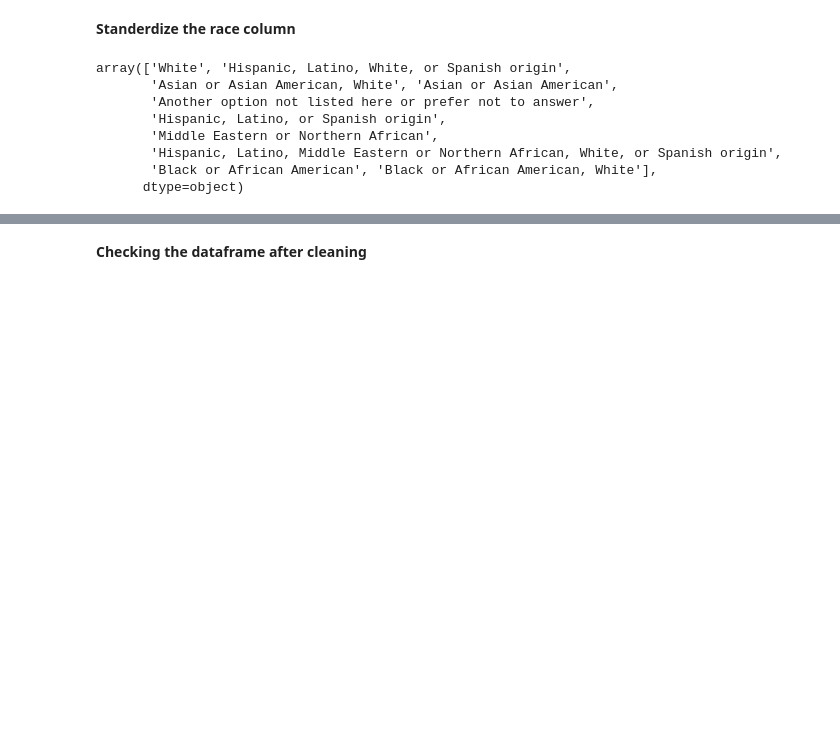
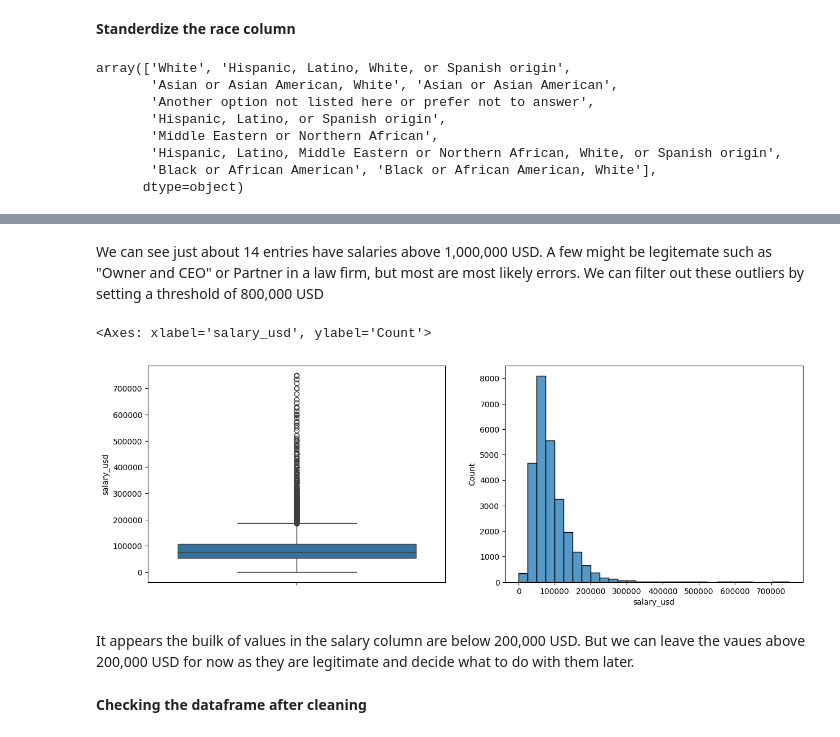
Before and after one commit to idowujames/Manager-Salary-Survey-2021-, a Jupyter notebook: notebooks/2.0-ji-second-cleaning.ipynb, the cells around one changed output, grey strips where cells are left out. Drawn from its saved outputs; the diff is of its cells as text; code cells hidden in the pictures; blank space fills up the shorter version.

```diff
--- a/notebooks/2.0-ji-second-cleaning.ipynb
+++ b/notebooks/2.0-ji-second-cleaning.ipynb
@@ -166,3 +185,20 @@ array(['White', 'Hispanic, Latino, White, or Spanish origin',
+# %% [markdown]
+We can see just about 14 entries have salaries above 1,000,000 USD. A few might be legitemate such as "Owner and CEO" or Partner in a law firm, but most are most likely errors. We can filter out these outliers by setting a threshold of 800,000 USD
+# %%
+df = df[df['salary_usd'] < 800_000]
+# %%
+# Checking for outlier in the salary column
+fig, (ax1,ax2) = plt.subplots(1,2, figsize=(15, 5))
+sns.boxplot(y=df['salary_usd'], ax=ax1)
+
+# Making a histogram using logscale to see the distribution of the salary column
+# sns.histplot(np.log(df['salary_usd']), bins=30, ax=ax2)
+sns.histplot(df['salary_usd'], bins=30, ax=ax2)
+# %% [output]
+<Axes: xlabel='salary_usd', ylabel='Count'>
+[figure, added]
+# %% [markdown]
+It appears the builk of values in the salary column are below 200,000 USD. But we can leave the vaues above 200,000 USD for now as they are legitimate and decide what to do with them later.
 # %% [markdown]
 **Checking the dataframe after cleaning**
 # %%
```
Also changed, not shown: parts of 7 cells of this notebook.
